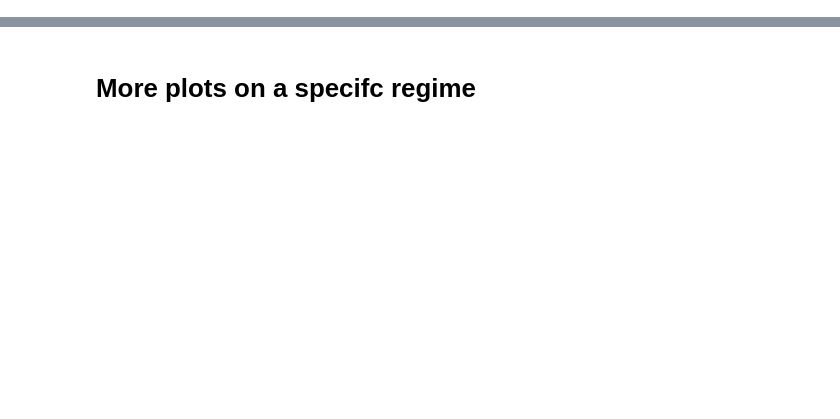
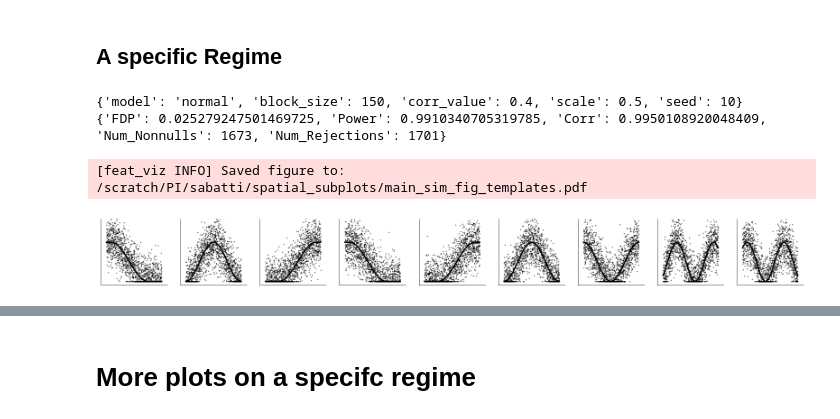
Before and after one commit to yashpatel5400/gliss, a Jupyter notebook: notebooks/analysis_toy_feat_clust_corr.ipynb, the cells around one changed output, grey strips where cells are left out. Drawn from its saved outputs; the diff is of its cells as text; code cells hidden in the pictures; blank space fills up the shorter version.

```diff
--- a/notebooks/analysis_toy_feat_clust_corr.ipynb
+++ b/notebooks/analysis_toy_feat_clust_corr.ipynb
@@ -20,0 +123,28 @@ from scipy.stats import spearmanr
+# %% [markdown]
+## A specific Regime
+# %%
+# def run_pipeline(regime):
+regime = 2
+sim_params = get_corr_sim(regime=regime)
+print(sim_params['null_struct'])
+ddir = sim_params['sim_dir']
+os.makedirs(ddir, exist_ok=True)
+fns = {
+    'data_dict': os.path.join(ddir, 'data_dict.pkl'),
+    'var_df': os.path.join(ddir, 'var_df.csv'),
+    'result': os.path.join(ddir, 'method_result.pkl'),
+    'coeff_mtx': os.path.join(ddir, 'coeff_matrix.npy'),
+    'embed_dict': os.path.join(ddir, 'embed_dict.pkl'),
+}
+var_df = load_data_from_file(fns['var_df'], 'csv')
+embed_dict = load_data_from_file(fns['embed_dict'], 'pkl')
+data_dict = load_data_from_file(fns['data_dict'], 'pkl') # {'z': z, 'x': x, 'lam': lam_true}
+x = data_dict['x']
+z = data_dict['z']
+lam_true = data_dict['lam']
+result = load_data_from_file(fns['result'], 'pkl')
+selction_eval(result, lam_true, sim_params, var_df)
+c_mtx = load_data_from_file(fns['coeff_mtx'], 'npy')
+# %% [output]
+{'model': 'normal', 'block_size': 150, 'corr_value': 0.4, 'scale': 0.5, 'seed': 10}
+{'FDP': 0.025279247501469725, 'Power': 0.9910340705319785, 'Corr': 0.9950108920048409, 'Num_Nonnulls': 1673, 'Num_Rejections': 1701}
@@ -20,0 +161,39 @@ from scipy.stats import spearmanr
+# %%
+from plot_utils import plot_spikes_examples
+
+fig, axes = plt.subplots(1, n_plts, figsize=(n_plts*3.1, 2.7), sharey=True)
+scat_col = "black"
+curve_col = "black"
+
+
+for i_spike in range(n_plts):
+    ax = axes[i_spike]
+    if i_spike < len(xspikes): # predominant variables
+        spike = xspikes[i_spike]
+#         scat_col = "purple"
+#         curve_col = "#23006F"
+    else:
+        spike = yspikes[i_spike-len(xspikes)]
+#         scat_col = "red"
+#         curve_col = "#8E0202"
+    plot_spikes_examples(ax, spike, x_nlist,
+                         n_samps=params["n_samps"], alpha=1, size=1,
+                         scat_col=scat_col, curve_col=curve_col)
+    ax.set_xlim(-0.1, 1.1)
+    ax.set_ylim(-0.1, 1.6)
+    ax.set_xlabel(None)
+    ax.set_ylabel(None)
+    ax.set_xticks([], [])
+    ax.set_yticks([], [])
+#     ax.set_ylim(-1.1,1.1)
+    ax.spines['top'].set_visible(False)
+    ax.spines['right'].set_visible(False)
+
+fn = os.path.join(fdir, 'main_sim_fig_templates.pdf')
+if fn:
+    plt.savefig(fn, bbox_inches='tight', transparent=True)
+    logger.info("Saved figure to: {}".format(fn))
+plt.show()
+# %% [output]
+[feat_viz INFO] Saved figure to: /scratch/PI/sabatti/spatial_subplots/main_sim_fig_templates.pdf
+[figure, added]
```
Also changed, not shown: parts of 14 cells of this notebook, 1 other file.
